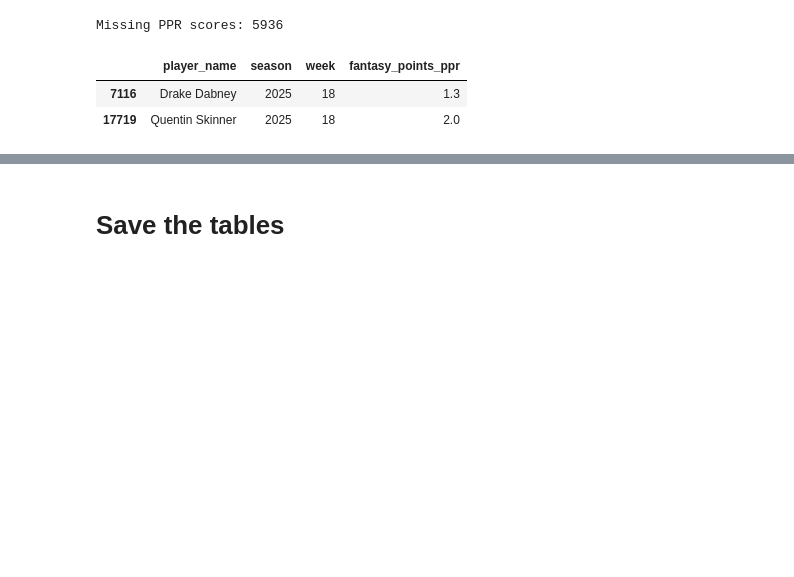
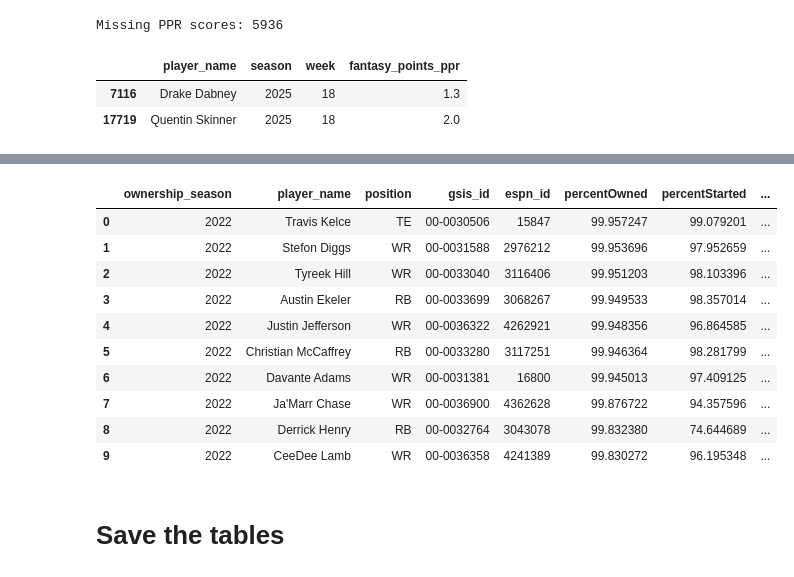
Before and after one commit to KylanHuynh7/RosterWatch, a Jupyter notebook: notebooks/weekly_usage.ipynb, the cells around one changed output, grey strips where cells are left out. Cells and saved outputs as stored; diff of their text form; code cells hidden in the pictures; blank space fills up the shorter version.

```diff
--- a/notebooks/weekly_usage.ipynb
+++ b/notebooks/weekly_usage.ipynb
@@ -591,0 +519,86 @@ Saved espn_ownership.csv
+# %%
+
+
+OWNERSHIP_SEASONS = range(2022, 2026)
+
+season_tables = []
+
+for season in OWNERSHIP_SEASONS:
+    espn_players = fetch_players(season)
+    collected_at = datetime.now(timezone.utc).isoformat()
+
+    season_df = pd.DataFrame(
+        make_rows(espn_players, season, collected_at)
+    ).rename(columns={"season": "ownership_season"})
+
+    season_df["ownership_date_verified"] = False
+    season_df["ownership_scope"] = "season_reference_not_weekly"
+
+    season_tables.append(season_df)
+    print(f"{season}: collected {len(season_df)} players")
+
+espn_ownership = pd.concat(season_tables, ignore_index=True)
+
+required = {"gsis_id", "espn_id"}
+if not required.issubset(ff_ids.columns):
+    raise ValueError(
+        f"ff_ids is missing columns: {required - set(ff_ids.columns)}"
+    )
+
+espn_ids = ff_ids[["gsis_id", "espn_id"]].dropna().copy()
+
+espn_ids["gsis_id"] = (
+    espn_ids["gsis_id"].astype("string").str.strip()
+)
+espn_ids["espn_id"] = (
+    espn_ids["espn_id"].astype("string").str.strip()
+    .str.replace(r"\.0$", "", regex=True)
+)
+
+espn_ids = espn_ids[
+    espn_ids["gsis_id"].ne("") & espn_ids["espn_id"].ne("")
+].drop_duplicates()
+
+ambiguous = (
+    espn_ids["espn_id"].duplicated(keep=False)
+    | espn_ids["gsis_id"].duplicated(keep=False)
+)
+
+if ambiguous.any():
+    print("Excluding ambiguous ID mappings:")
+    display(espn_ids.loc[ambiguous])
+
+espn_ids = espn_ids.loc[~ambiguous].copy()
+
+ownership_data = espn_ownership.merge(
+    espn_ids,
+    on="espn_id",
+    how="left",
+    validate="many_to_one",
+)
+
+if ownership_data.duplicated(["ownership_season", "espn_id"]).any():
+    raise ValueError("Duplicate player-season ownership records.")
+
+ownership_data["low_rostered"] = (
+    ownership_data["percentOwned"].astype("Float64") < 50
+)
+
+ownership_data.to_csv("espn_ownership.csv", index=False)
+
+print("Total rows:", len(ownership_data))
+print("Rows without GSIS ID:", ownership_data["gsis_id"].isna().sum())
+
+display(ownership_data[[
+    "ownership_season",
+    "player_name",
+    "position",
+    "gsis_id",
+    "espn_id",
+    "percentOwned",
+    "percentStarted",
+    "percentChange",
+    "low_rostered",
+    "ownership_date_verified",
+]].head(10))
+# %% [output]
@@ -592,3 +621,14 @@ Saved espn_ownership.csv
+|  | ownership_season | player_name | position | gsis_id | espn_id | percentOwned | percentStarted | ... |
+| 0 | 2022 | Travis Kelce | TE | 00-0030506 | 15847 | 99.957247 | 99.079201 | ... |
+| 1 | 2022 | Stefon Diggs | WR | 00-0031588 | 2976212 | 99.953696 | 97.952659 | ... |
+| 2 | 2022 | Tyreek Hill | WR | 00-0033040 | 3116406 | 99.951203 | 98.103396 | ... |
+| 3 | 2022 | Austin Ekeler | RB | 00-0033699 | 3068267 | 99.949533 | 98.357014 | ... |
+| 4 | 2022 | Justin Jefferson | WR | 00-0036322 | 4262921 | 99.948356 | 96.864585 | ... |
+| 5 | 2022 | Christian McCaffrey | RB | 00-0033280 | 3117251 | 99.946364 | 98.281799 | ... |
+| 6 | 2022 | Davante Adams | WR | 00-0031381 | 16800 | 99.945013 | 97.409125 | ... |
+| 7 | 2022 | Ja'Marr Chase | WR | 00-0036900 | 4362628 | 99.876722 | 94.357596 | ... |
+| 8 | 2022 | Derrick Henry | RB | 00-0032764 | 3043078 | 99.832380 | 74.644689 | ... |
+| 9 | 2022 | CeeDee Lamb | WR | 00-0036358 | 4241389 | 99.830272 | 96.195348 | ... |
 # %% [markdown]
 # Save the tables
 # %%
```
Also changed, not shown: parts of 5 cells of this notebook, 2 other files.
